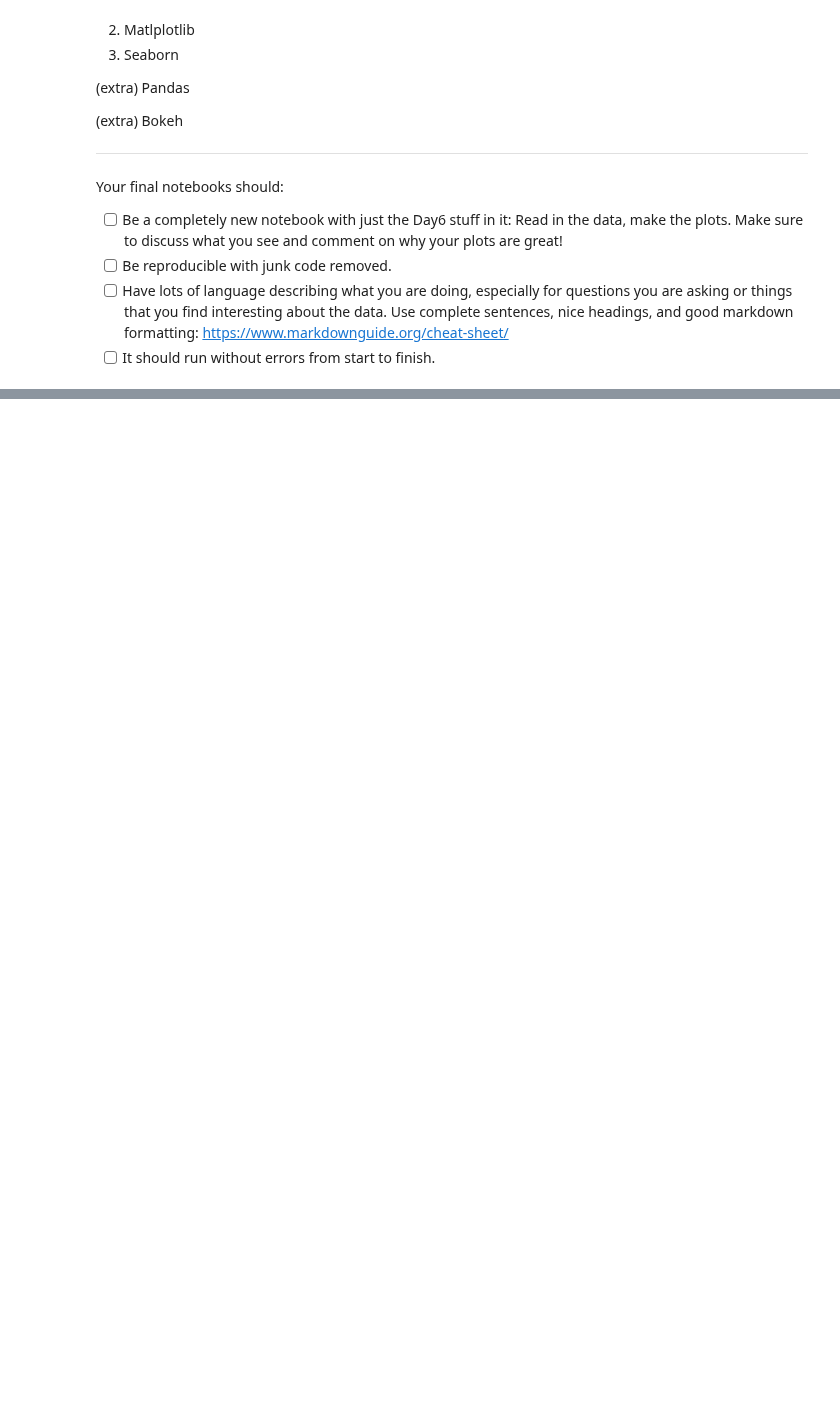
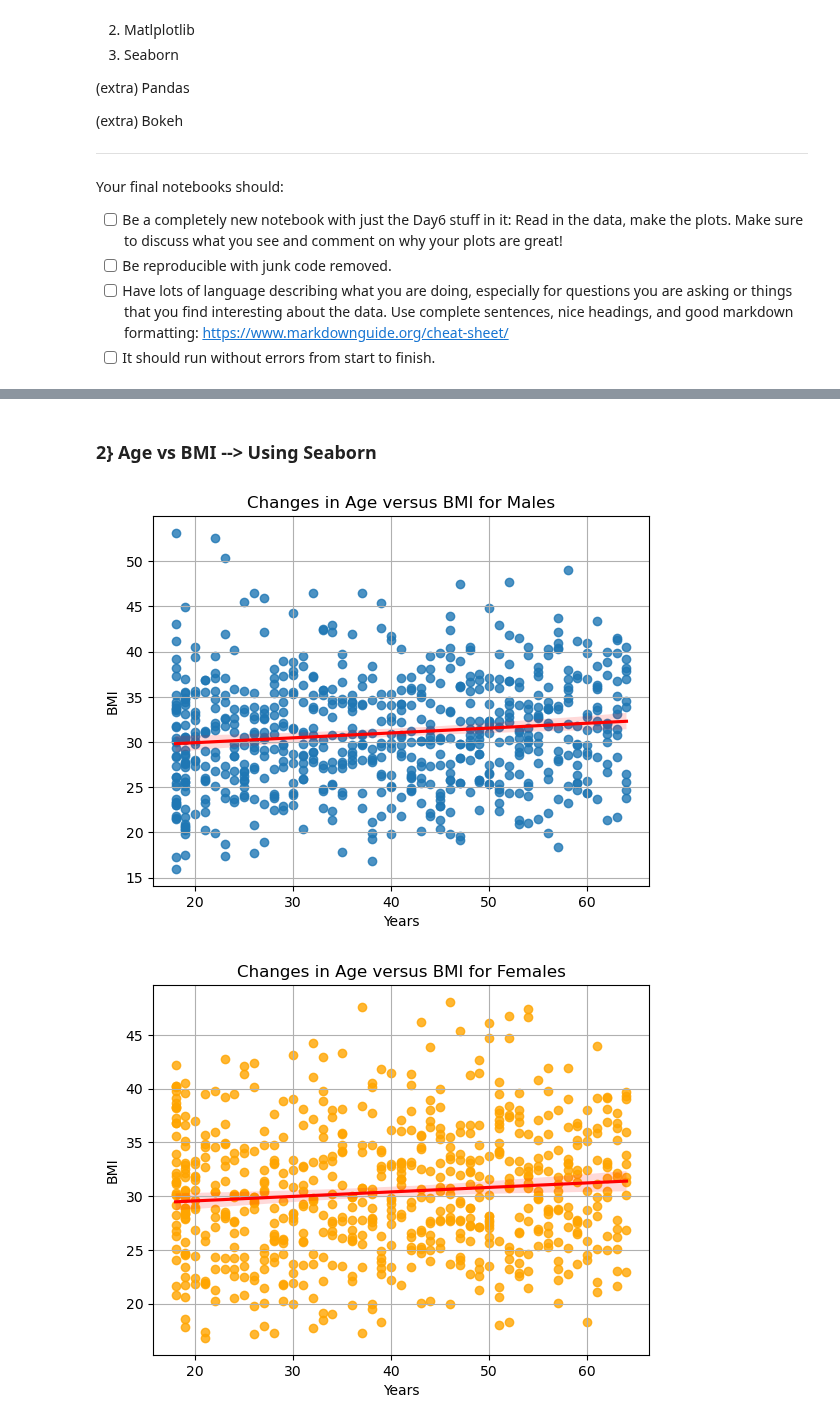
Before and after one commit to JesusPlascencia1/DATA201_Jesus_Plascencia_Code, a Jupyter notebook: Day6/HW_day6.ipynb, the cells around one changed output, grey strips where cells are left out. Drawn from its saved outputs; the diff is of its cells as text; code cells hidden in the pictures; blank space fills up the shorter version.

```diff
--- a/Day6/HW_day6.ipynb
+++ b/Day6/HW_day6.ipynb
@@ -139,0 +305,30 @@ Path to dataset files: /home/bellajagu/.cache/kagglehub/datasets/mirichoi0218/in
+# %% [markdown]
+### 2} Age vs BMI --> Using Seaborn
+# %%
+df['male_only'] = df['sex'] == 'male'
+df_men = df[df['male_only']]
+
+# Men Only
+ax = sns.regplot(x="age", y="bmi", data=df_men, line_kws={"color" : "red"})
+ax.set_title("Changes in Age versus BMI for Males")
+ax.grid()
+ax.set_xlabel('Years')
+ax.set_ylabel('BMI')
+plt.show()
+
+# Females Only
+df['female_only'] = df['sex'] == 'female'
+df_female = df[df['female_only']]
+
+ax2 = sns.regplot(x="age", y="bmi", data=df_female, line_kws={"color" : "red"}, scatter_kws ={"color" : "orange"} )
+ax2.set_title("Changes in Age versus BMI for Females")
+ax2.grid()
+ax2.set_xlabel('Years')
+ax2.set_ylabel('BMI')
+
+plt.show()
+
+# Women only
+# %% [output]
+[figure, added]
+[figure, added]
```
Also changed, not shown: parts of 25 cells of this notebook, 8 other files.
